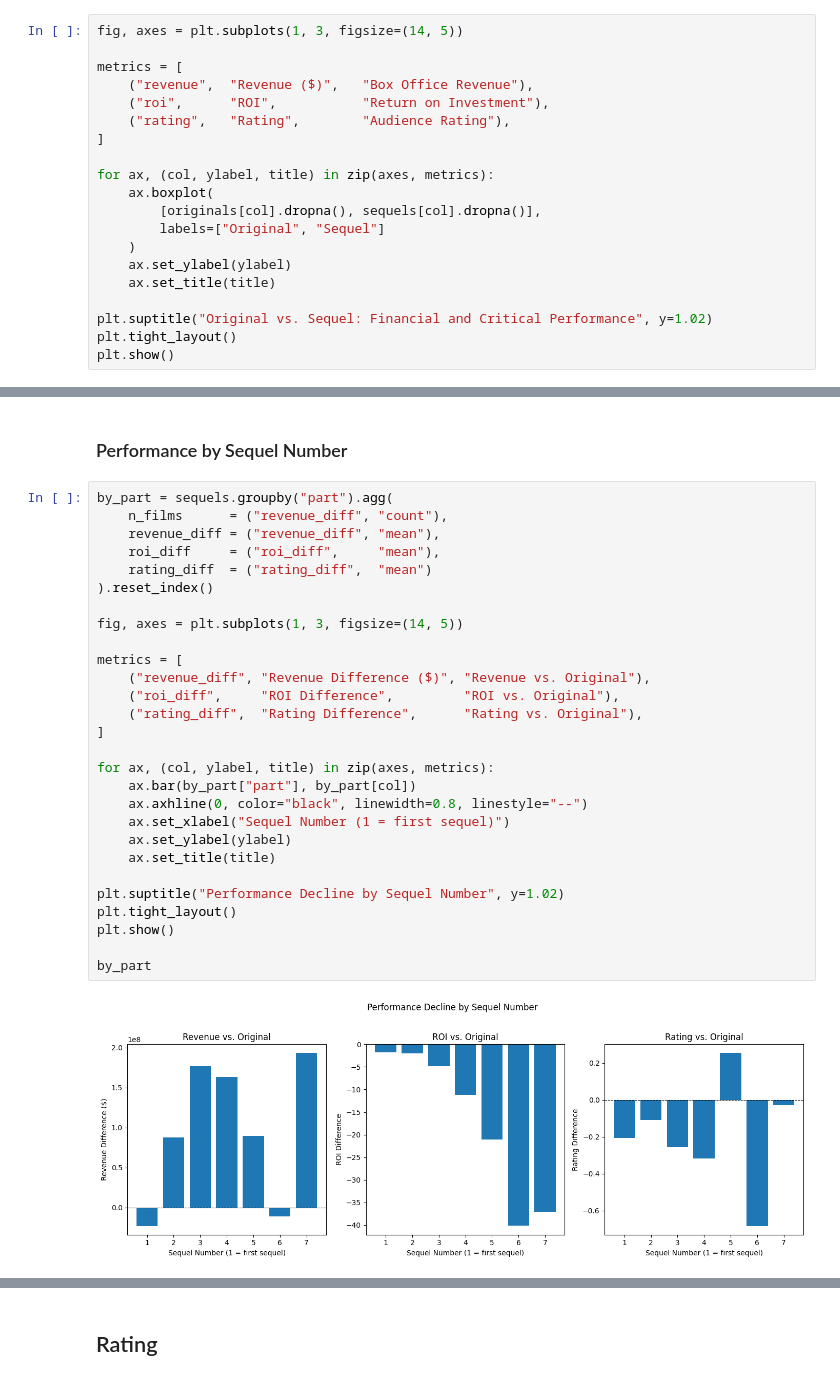
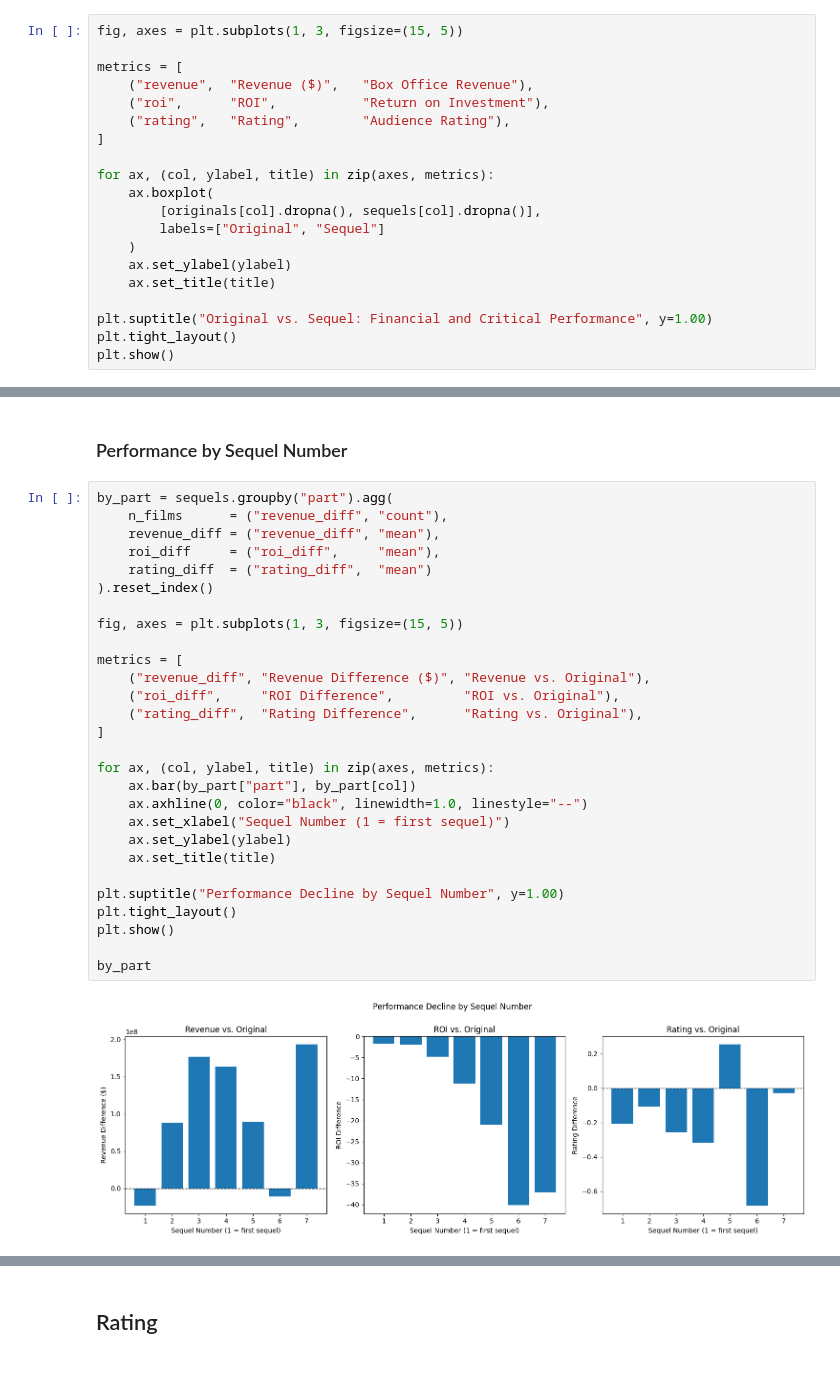
Before and after one commit to Babayaga069/ds_project, a Jupyter notebook: Questions/Q6/analyze.ipynb, the cells around one changed output, grey strips where cells are left out. Cells and saved outputs as stored; diff of their text form.

```diff
--- a/Questions/Q6/analyze.ipynb
+++ b/Questions/Q6/analyze.ipynb
@@ -86,7 +86,7 @@ plt.show()
 # %% [markdown]
 ### Original vs. Sequel: Financial and Critical Performance
 # %%
-fig, axes = plt.subplots(1, 3, figsize=(14, 5))
+fig, axes = plt.subplots(1, 3, figsize=(15, 5))
 
 metrics = [
     ("revenue",  "Revenue ($)",   "Box Office Revenue"),
@@ -102,7 +102,7 @@ for ax, (col, ylabel, title) in zip(axes, metrics):
     ax.set_ylabel(ylabel)
     ax.set_title(title)
 
-plt.suptitle("Original vs. Sequel: Financial and Critical Performance", y=1.02)
+plt.suptitle("Original vs. Sequel: Financial and Critical Performance", y=1.00)
 plt.tight_layout()
 plt.show()
 # %% [output]
@@ -112,33 +112,33 @@ plt.show()
 # %%
 by_part = sequels.groupby("part").agg(
     n_films      = ("revenue_diff", "count"),
     revenue_diff = ("revenue_diff", "mean"),
     roi_diff     = ("roi_diff",     "mean"),
     rating_diff  = ("rating_diff",  "mean")
 ).reset_index()
 
-fig, axes = plt.subplots(1, 3, figsize=(14, 5))
+fig, axes = plt.subplots(1, 3, figsize=(15, 5))
 
 metrics = [
     ("revenue_diff", "Revenue Difference ($)", "Revenue vs. Original"),
     ("roi_diff",     "ROI Difference",         "ROI vs. Original"),
     ("rating_diff",  "Rating Difference",      "Rating vs. Original"),
 ]
 
 for ax, (col, ylabel, title) in zip(axes, metrics):
     ax.bar(by_part["part"], by_part[col])
-    ax.axhline(0, color="black", linewidth=0.8, linestyle="--")
+    ax.axhline(0, color="black", linewidth=1.0, linestyle="--")
     ax.set_xlabel("Sequel Number (1 = first sequel)")
     ax.set_ylabel(ylabel)
     ax.set_title(title)
 
-plt.suptitle("Performance Decline by Sequel Number", y=1.02)
+plt.suptitle("Performance Decline by Sequel Number", y=1.00)
 plt.tight_layout()
 plt.show()
 
 by_part
 # %% [output]
-[figure, old version]
+[figure, new version]
 |  | part | n_films | revenue_diff | roi_diff | rating_diff |
 | 0 | 1 | 162 | -2.327357e+07 | -1.758519 | -0.207346 |
 | 1 | 2 | 52 | 8.782423e+07 | -2.010577 | -0.109981 |
```
Also changed, not shown: parts of 1 cell of this notebook, 5 other files.
